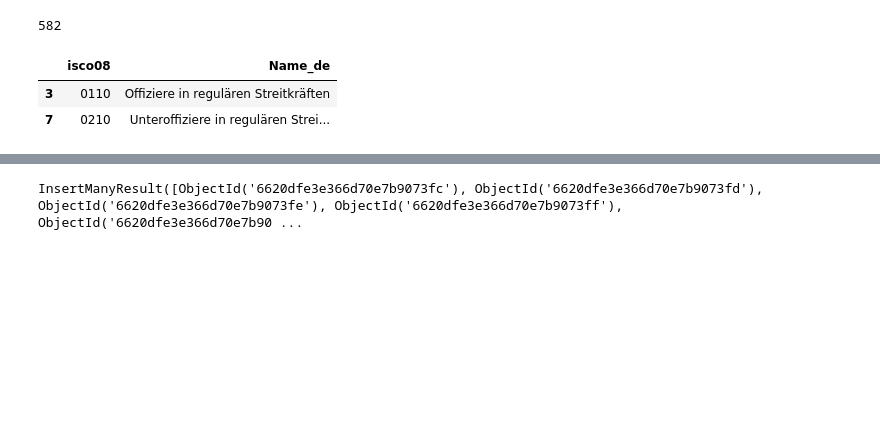
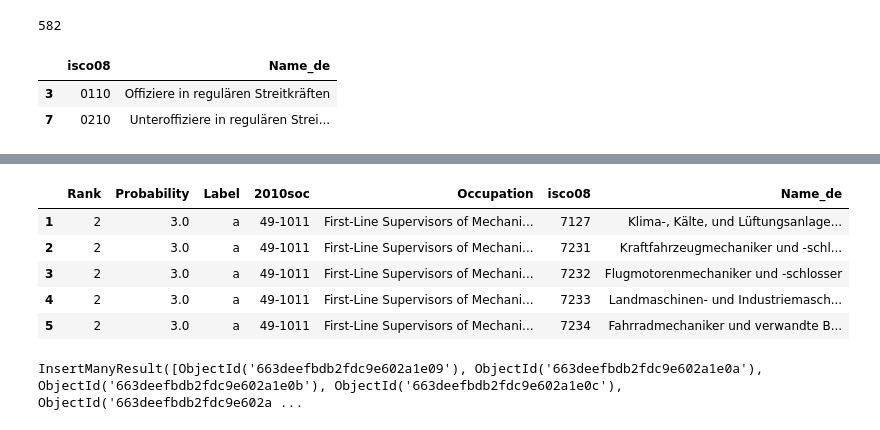
Before and after one commit to joergjan/bachelorarbeit, a Jupyter notebook: 02_crosswalk.ipynb, the cells around one changed output, grey strips where cells are left out. Saved outputs shown, nothing was run; the diff lists cells and outputs as text; code cells hidden in the pictures; blank space fills up the shorter version.

```diff
--- a/02_crosswalk.ipynb
+++ b/02_crosswalk.ipynb
@@ -165,10 +195,21 @@ joined.head(2)
 2 rows × 23 columns
+# %%
+fo_joined.head(5)
+# %% [output]
+|  | Rank | Probability | Label | 2010soc | Occupation | isco08 | Name_de |
+| 1 | 2 | 3.0 | a | 49-1011 | First-Line Supervisors of Mechani... | 7127 | Klima-, Kälte, und Lüftungsanlage... |
+| 2 | 2 | 3.0 | a | 49-1011 | First-Line Supervisors of Mechani... | 7231 | Kraftfahrzeugmechaniker und -schl... |
+| 3 | 2 | 3.0 | a | 49-1011 | First-Line Supervisors of Mechani... | 7232 | Flugmotorenmechaniker und -schlosser |
+| 4 | 2 | 3.0 | a | 49-1011 | First-Line Supervisors of Mechani... | 7233 | Landmaschinen- und Industriemasch... |
+| 5 | 2 | 3.0 | a | 49-1011 | First-Line Supervisors of Mechani... | 7234 | Fahrradmechaniker und verwandte B... |
 # %%
 dbname = get_database()
 
 collection_name = dbname["joined"]
+fo_name = dbname["fo_joined"]
 
 # Insert the dictionaries into the MongoDB collection
 collection_name.insert_many(joined.to_dict("records"))
+fo_name.insert_many(fo_joined.to_dict("records"))
 # %% [output]
-InsertManyResult([ObjectId('6620dfe3e366d70e7b9073fc'), ObjectId('6620dfe3e366d70e7b9073fd'), ObjectId('6620dfe3e366d70e7b9073fe'), ObjectId('6620dfe3e366d70e7b9073ff'), ObjectId('6620dfe3e366d70e7b90 ...
+InsertManyResult([ObjectId('663deefbdb2fdc9e602a1e09'), ObjectId('663deefbdb2fdc9e602a1e0a'), ObjectId('663deefbdb2fdc9e602a1e0b'), ObjectId('663deefbdb2fdc9e602a1e0c'), ObjectId('663deefbdb2fdc9e602a ...
```
Also changed, not shown: parts of 14 cells of this notebook, 7 other files.
